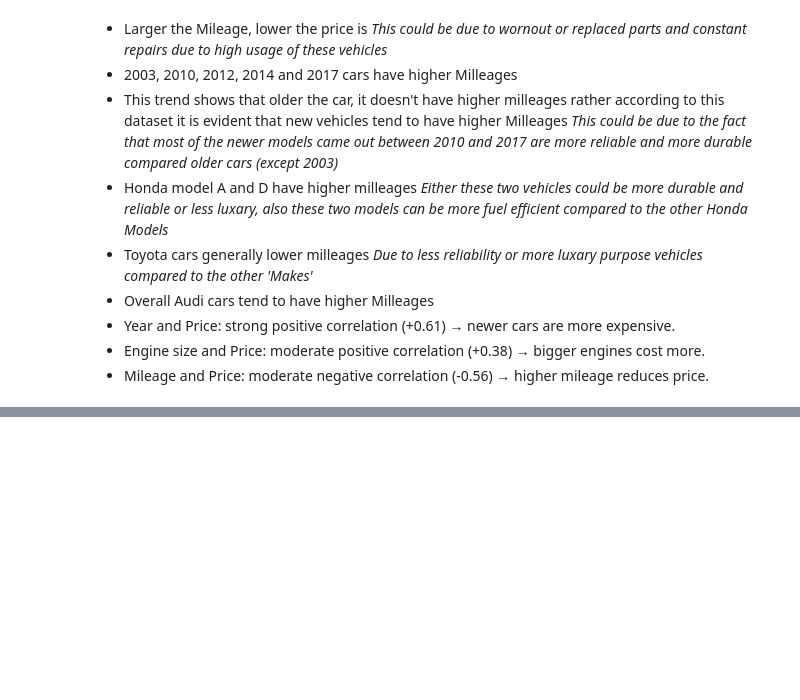
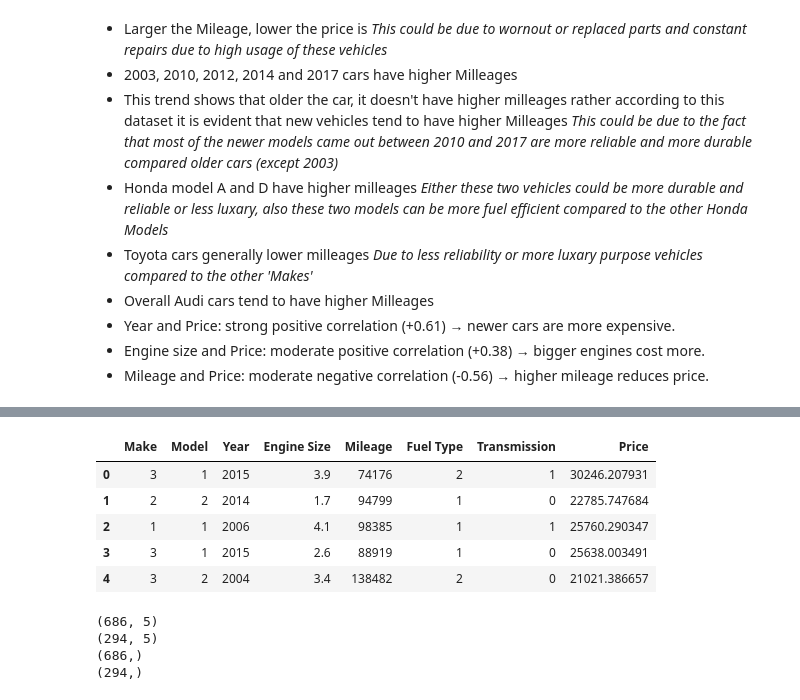
Before and after one commit to MigaraJayasuriya/Used-Car-price-prediction-using-Machine-Learning, a Jupyter notebook: exploratory-data-analysis-on-used-car-prices.ipynb, the cells around one changed output, grey strips where cells are left out. Saved outputs shown, nothing was run; the diff lists cells and outputs as text; code cells hidden in the pictures; blank space fills up the shorter version.

```diff
--- a/exploratory-data-analysis-on-used-car-prices.ipynb
+++ b/exploratory-data-analysis-on-used-car-prices.ipynb
@@ -482,0 +539,9 @@ plt.show()
+# %%
+df.head()
+# %% [output]
+|  | Make | Model | Year | Engine Size | Mileage | Fuel Type | Transmission | Price |
+| 0 | 3 | 1 | 2015 | 3.9 | 74176 | 2 | 1 | 30246.207931 |
+| 1 | 2 | 2 | 2014 | 1.7 | 94799 | 1 | 0 | 22785.747684 |
+| 2 | 1 | 1 | 2006 | 4.1 | 98385 | 1 | 1 | 25760.290347 |
+| 3 | 3 | 1 | 2015 | 2.6 | 88919 | 1 | 0 | 25638.003491 |
+| 4 | 3 | 2 | 2004 | 3.4 | 138482 | 2 | 0 | 21021.386657 |
@@ -482,0 +558,10 @@ plt.show()
+# %%
+print(X_train.shape)
+print(X_test.shape)
+print(y_train.shape)
+print(y_test.shape)
+# %% [output]
+(686, 5)
+(294, 5)
+(686,)
+(294,)
```
Also changed, not shown: parts of 24 cells of this notebook.
